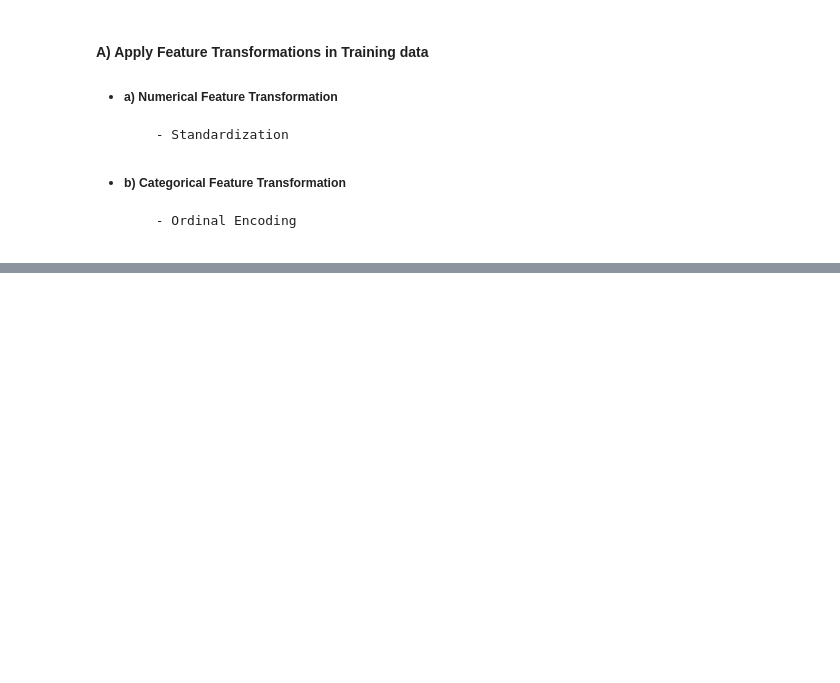
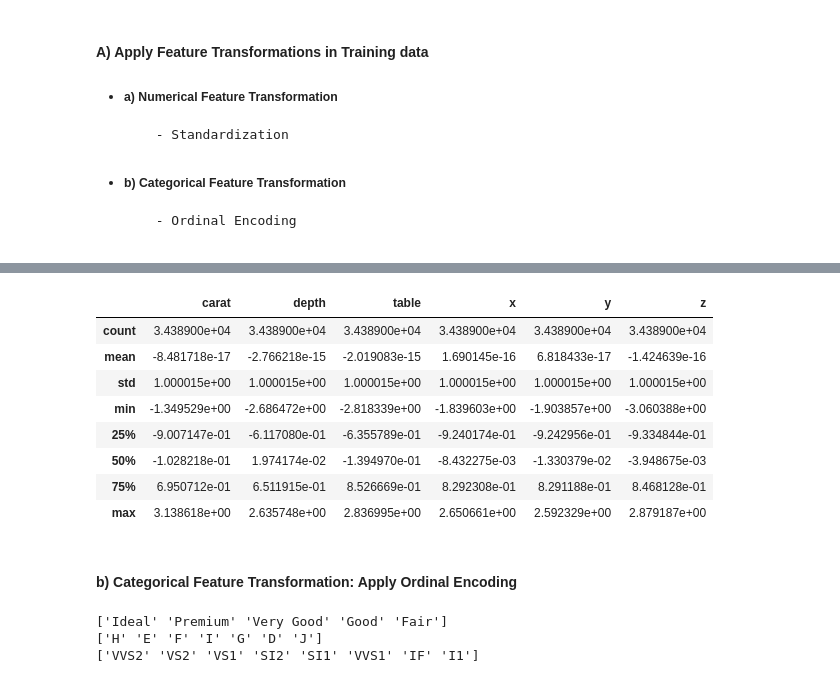
Before and after one commit to Angad143/Diamond-Price-Prediction, a Jupyter notebook: Diamonds_price_predictions.ipynb, the cells around one changed output, grey strips where cells are left out. Cells and saved outputs as stored; diff of their text form; code cells hidden in the pictures; blank space fills up the shorter version.

Commit message:
feature transformation on training datasets

```diff
--- a/Diamonds_price_predictions.ipynb
+++ b/Diamonds_price_predictions.ipynb
@@ -546,0 +569,19 @@ X_train_cat = X_train_filtered.select_dtypes(include = ["object"])
+# %%
+from sklearn.preprocessing import StandardScaler
+
+# Instantiate the StandardScaler
+standardizer = StandardScaler()
+
+# Fit and transform the numerical features
+X_train_num_standardized = standardizer.fit_transform(X_train_num)
+
+# column names are (annoyingly) lost after Scaling
+# (i.e. the dataframe is converted to a numpy ndarray)
+
+# Convert the transformed numerical features back to a DataFrame
+X_train_num_standardized = pd.DataFrame(X_train_num_standardized,
+                                        columns = standardizer.get_feature_names_out(),
+                                        index = X_train_num.index)
+
+# Display the few row of the standardized numerical features
+X_train_num_standardized.head()
@@ -546,0 +608,29 @@ X_train_cat = X_train_filtered.select_dtypes(include = ["object"])
+# %%
+# Dispaly the statistics for each column of the dataset
+X_train_num_standardized.describe()
+# %% [output]
+|  | carat | depth | table | x | y | z |
+| count | 3.438900e+04 | 3.438900e+04 | 3.438900e+04 | 3.438900e+04 | 3.438900e+04 | 3.438900e+04 |
+| mean | -8.481718e-17 | -2.766218e-15 | -2.019083e-15 | 1.690145e-16 | 6.818433e-17 | -1.424639e-16 |
+| std | 1.000015e+00 | 1.000015e+00 | 1.000015e+00 | 1.000015e+00 | 1.000015e+00 | 1.000015e+00 |
+| min | -1.349529e+00 | -2.686472e+00 | -2.818339e+00 | -1.839603e+00 | -1.903857e+00 | -3.060388e+00 |
+| 25% | -9.007147e-01 | -6.117080e-01 | -6.355789e-01 | -9.240174e-01 | -9.242956e-01 | -9.334844e-01 |
+| 50% | -1.028218e-01 | 1.974174e-02 | -1.394970e-01 | -8.432275e-03 | -1.330379e-02 | -3.948675e-03 |
+| 75% | 6.950712e-01 | 6.511915e-01 | 8.526669e-01 | 8.292308e-01 | 8.291188e-01 | 8.468128e-01 |
+| max | 3.138618e+00 | 2.635748e+00 | 2.836995e+00 | 2.650661e+00 | 2.592329e+00 | 2.879187e+00 |
+# %% [markdown]
+#### **b) Categorical Feature Transformation: Apply Ordinal Encoding**
+# %%
+# Count the number of unique features in each categorical columns
+cut_category = X_train_cat["cut"].unique()
+print(cut_category)
+
+color_category = X_train_cat["color"].unique()
+print(color_category)
+
+clarity_category = X_train_cat["clarity"].unique()
+print(clarity_category)
+# %% [output]
+['Ideal' 'Premium' 'Very Good' 'Good' 'Fair']
+['H' 'E' 'F' 'I' 'G' 'D' 'J']
+['VVS2' 'VS2' 'VS1' 'SI2' 'SI1' 'VVS1' 'IF' 'I1']
```
Also changed, not shown: parts of 10 cells of this notebook.
